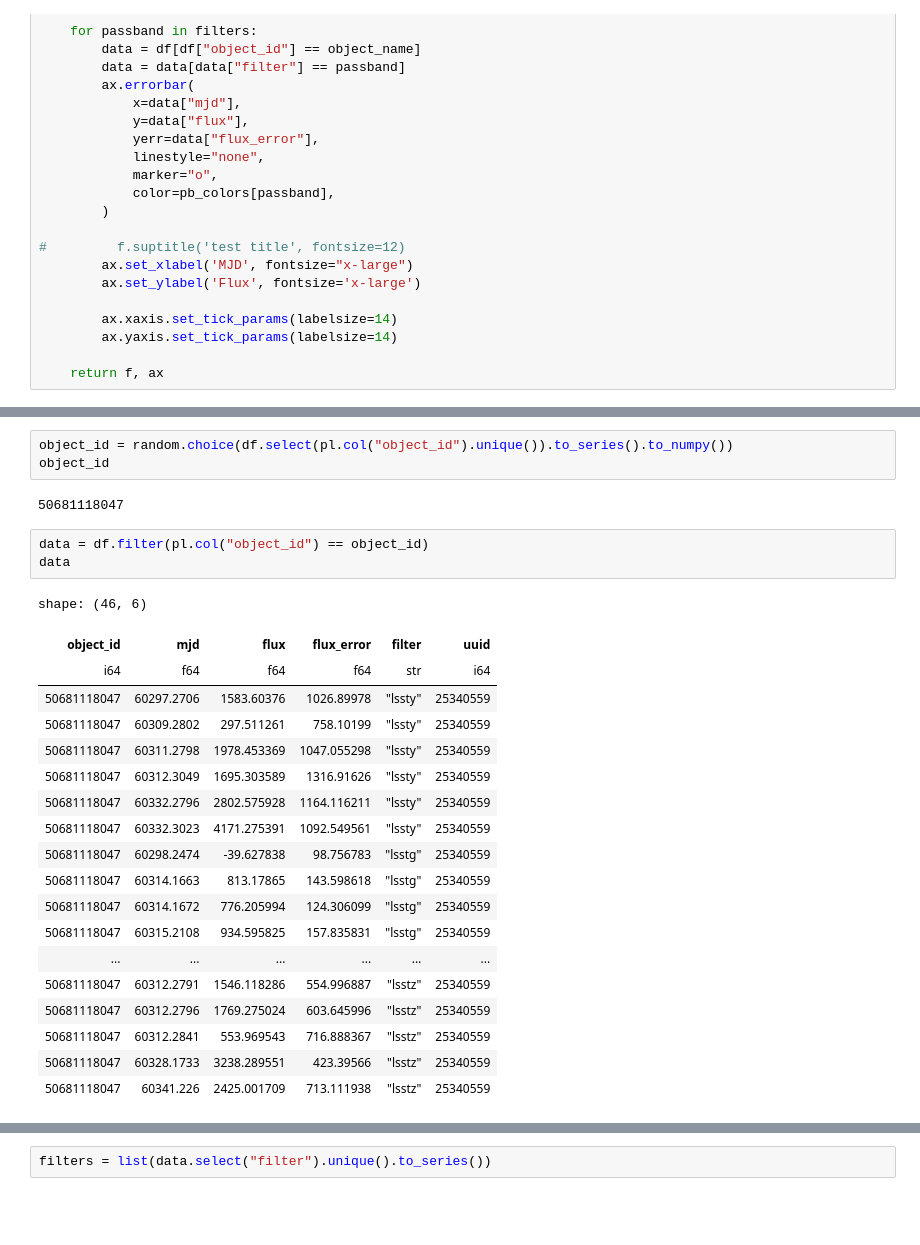
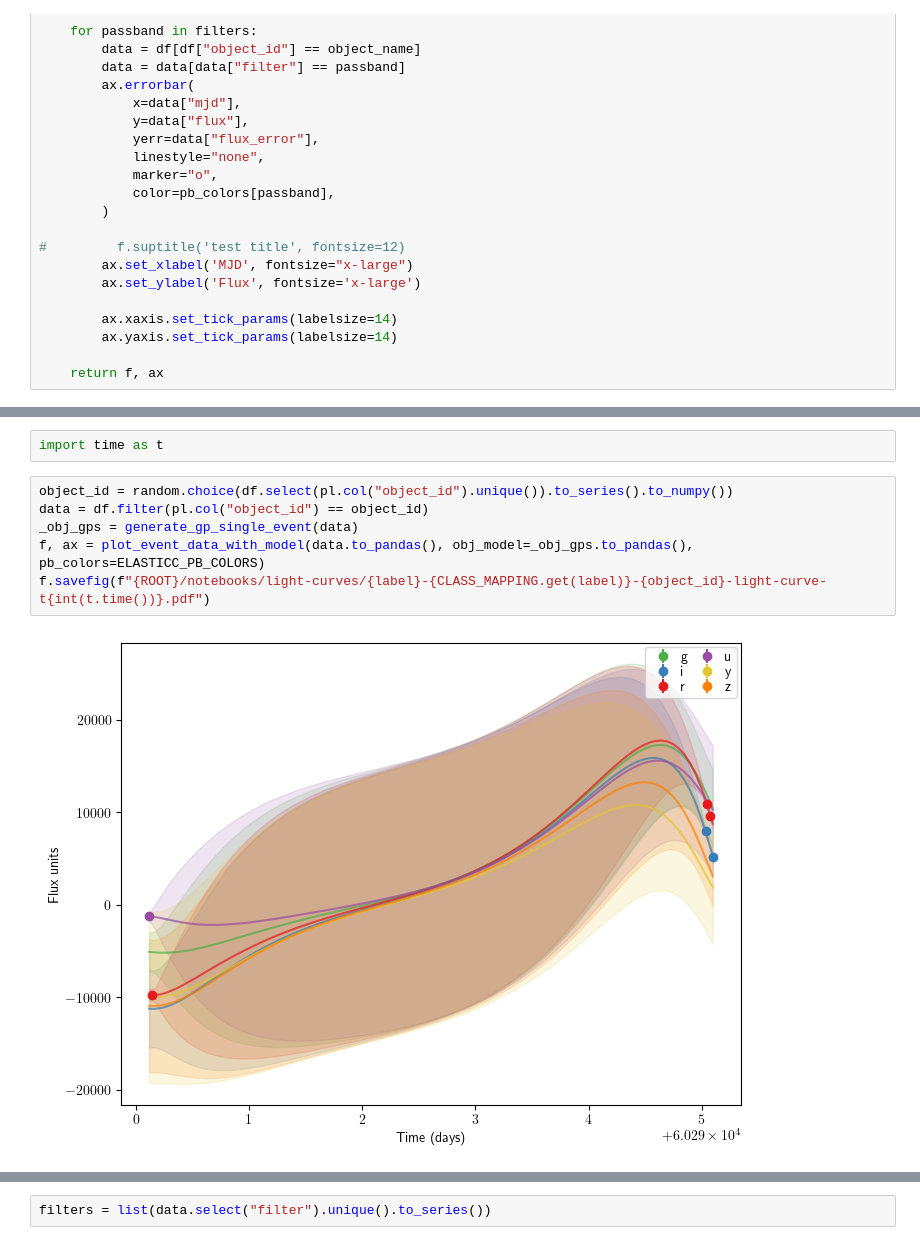
Before and after one commit to tallamjr/elasticc, a Jupyter notebook: notebooks/light-curves/plot-light-curves.ipynb, the cells around one changed output, grey strips where cells are left out. Cells and saved outputs as stored; diff of their text form; blank space fills up the shorter version.

```diff
--- a/notebooks/light-curves/plot-light-curves.ipynb
+++ b/notebooks/light-curves/plot-light-curves.ipynb
@@ -321,28 +386,10 @@ OBJECT ID: 286033410054
+# %%
+import time as t
 # %%
 object_id = random.choice(df.select(pl.col("object_id").unique()).to_series().to_numpy())
-object_id
+data = df.filter(pl.col("object_id") == object_id)
+_obj_gps = generate_gp_single_event(data)
+f, ax = plot_event_data_with_model(data.to_pandas(), obj_model=_obj_gps.to_pandas(), pb_colors=ELASTICC_PB_COLORS)
+f.savefig(f"{ROOT}/notebooks/light-curves/{label}-{CLASS_MAPPING.get(label)}-{object_id}-light-curve-t{int(t.time())}.pdf")
 # %% [output]
-50681118047
+[figure, added]
-# %%
-data = df.filter(pl.col("object_id") == object_id)
-data
-# %% [output]
-shape: (46, 6)
-| object_id | mjd | flux | flux_error | filter | uuid |
-| i64 | f64 | f64 | f64 | str | i64 |
-| 50681118047 | 60297.2706 | 1583.60376 | 1026.89978 | "lssty" | 25340559 |
-| 50681118047 | 60309.2802 | 297.511261 | 758.10199 | "lssty" | 25340559 |
-| 50681118047 | 60311.2798 | 1978.453369 | 1047.055298 | "lssty" | 25340559 |
-| 50681118047 | 60312.3049 | 1695.303589 | 1316.91626 | "lssty" | 25340559 |
-| 50681118047 | 60332.2796 | 2802.575928 | 1164.116211 | "lssty" | 25340559 |
-| 50681118047 | 60332.3023 | 4171.275391 | 1092.549561 | "lssty" | 25340559 |
-| 50681118047 | 60298.2474 | -39.627838 | 98.756783 | "lsstg" | 25340559 |
-| 50681118047 | 60314.1663 | 813.17865 | 143.598618 | "lsstg" | 25340559 |
-| 50681118047 | 60314.1672 | 776.205994 | 124.306099 | "lsstg" | 25340559 |
-| 50681118047 | 60315.2108 | 934.595825 | 157.835831 | "lsstg" | 25340559 |
-| ... | ... | ... | ... | ... | ... |
-| 50681118047 | 60312.2791 | 1546.118286 | 554.996887 | "lsstz" | 25340559 |
-| 50681118047 | 60312.2796 | 1769.275024 | 603.645996 | "lsstz" | 25340559 |
-| 50681118047 | 60312.2841 | 553.969543 | 716.888367 | "lsstz" | 25340559 |
-| 50681118047 | 60328.1733 | 3238.289551 | 423.39566 | "lsstz" | 25340559 |
-| 50681118047 | 60341.226 | 2425.001709 | 713.111938 | "lsstz" | 25340559 |
```
Also changed, not shown: parts of 7 cells of this notebook, 4 other files.
